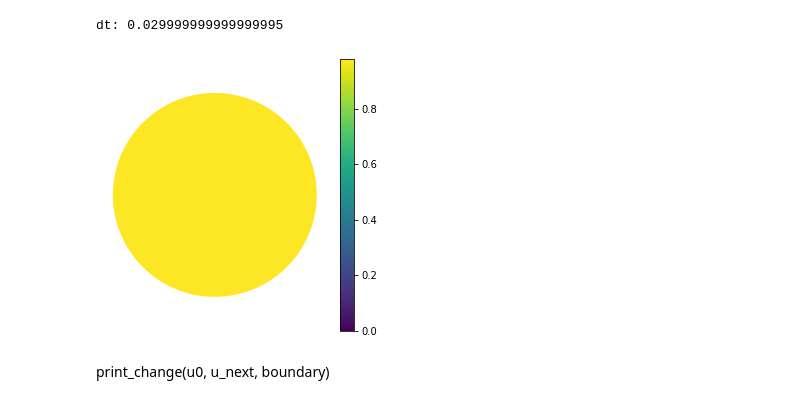
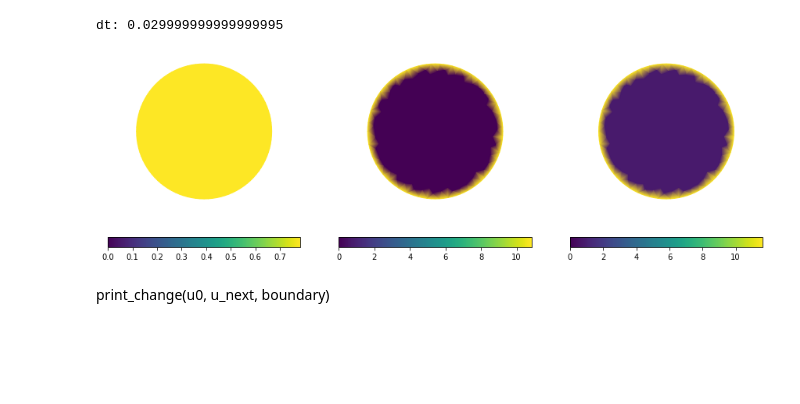
Before and after one commit to JamieJQuinn/gfp-simulator-9000, a Jupyter notebook: Kinetic Boundaries.ipynb, the cells around one changed output. Drawn from its saved outputs; the diff is of its cells as text; code cells hidden in the pictures; blank space fills up the shorter version.

```diff
--- a/Kinetic Boundaries.ipynb
+++ b/Kinetic Boundaries.ipynb
@@ -15,4 +23,9 @@ import math
 # %%
+km = parameters.km
+kp = parameters.kp
+conc_rac = parameters.conc_rac
+conc_gfp = parameters.conc_gfp
+
 print("km:", km)
 print("kp:", kp)
 print("conc_rac:", conc_rac)
@@ -24,9 +37,9 @@ conc_rac: 1.111111111111111
 conc_gfp: 1.0
 # %%
 # Create mesh
-n_boundary = 150
-min_area = 0.002
-mesh = Mesh(n_boundary, min_size=min_area, min_angle=22)
+n_boundary = 100
+min_area = 0.02
+mesh = mesh2d.Mesh2D(n_boundary, min_size=min_area, min_angle=22)
 
 # Plot mesh
 fig, axis = plt.subplots(figsize=(10,10))
@@ -86,13 +99,13 @@ def print_change(u0, u, ub):
 
 total_time = 10.0 # in seconds
 total_steps = 100
-T = total_time/T0
+T = total_time/parameters.T0
 dt = T/total_steps
 print("dt:", dt)
 t = 0.0
 
 # Set active Rac
-boundary = Boundary(mesh.n_vertices, mesh.boundary_vertices, km, kp)
+boundary = boundary.Boundary(mesh.n_vertices, mesh.boundary_vertices, km, kp)
 boundary.set_active_rac(conc_rac*ACTIVE_RAC)
 # for index in mesh.boundary_vertices:
 #     theta = theta_from_vertex(mesh.get_pos(index))
@@ -112,7 +125,7 @@ mass = mesh.assemble_mass()
 lhs_matrix = dt*stiffness + mass
 
 # For animating
-animation = Animation(mesh, (10, 10))
+animation = animation.Animation(mesh, (10, 10))
 
 while t<T:
     # Calculate boundary condition
@@ -135,12 +148,13 @@ while t<T:
 # %% [output]
 dt: 0.029999999999999995
 # %%
-fig, ax = plt.subplots(1, 1, figsize=(5,5))
-mesh.plot(u_next, boundary.bound_gfp, ax, show_colourbar=True, vmax=np.max(u_next), vmin=0.0)
+fig, axes = plt.subplots(1, 3, figsize=(15,5))
+boundary_soln = boundary.bound_gfp/parameters.membrane_thickness
+mesh.plot_triple(u_next, boundary_soln, axes)
 # mesh.plot(np.zeros_like(u_next), boundary.bound_gfp, ax, show_colourbar=True, vmax=np.max(u_next))
 plt.show()
 # %% [output]
-[figure, old version]
+[figure, new version]
 # %% [markdown]
 print_change(u0, u_next, boundary)
 # %%
```
Also changed, not shown: parts of 4 cells of this notebook, 5 other files.
